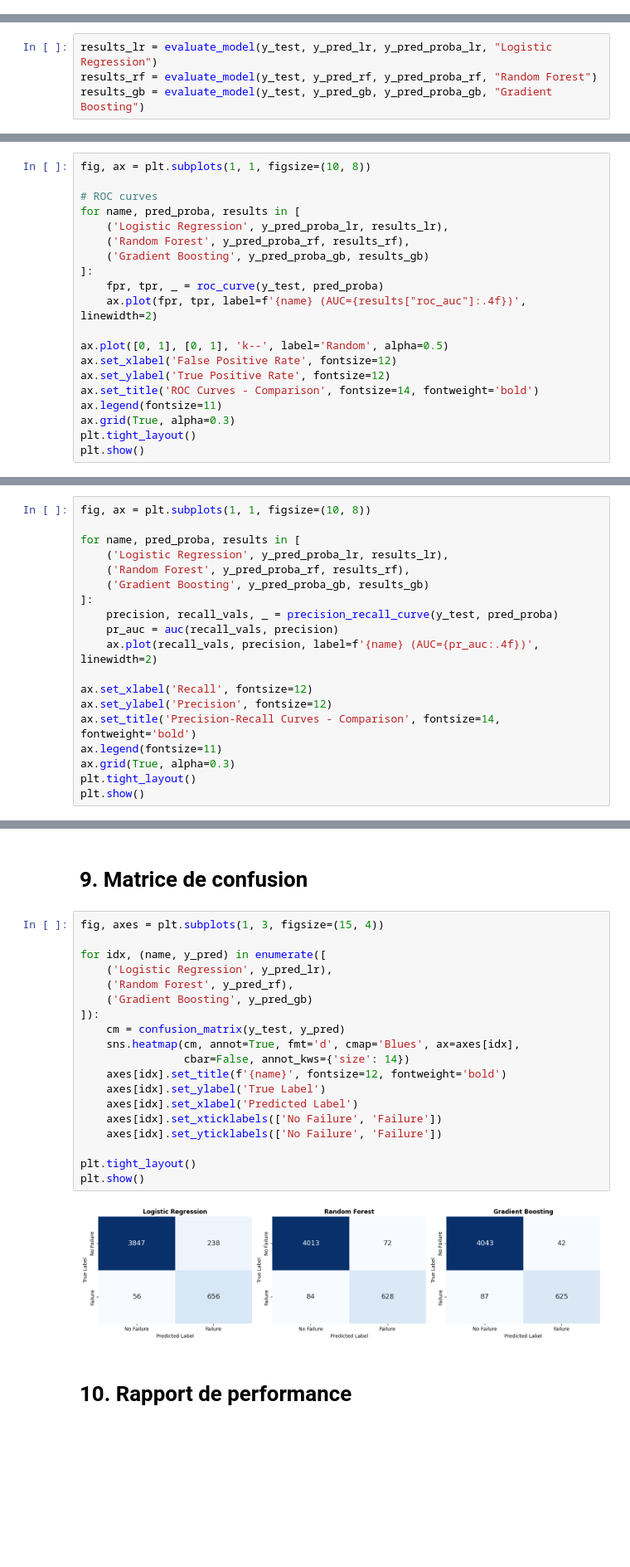
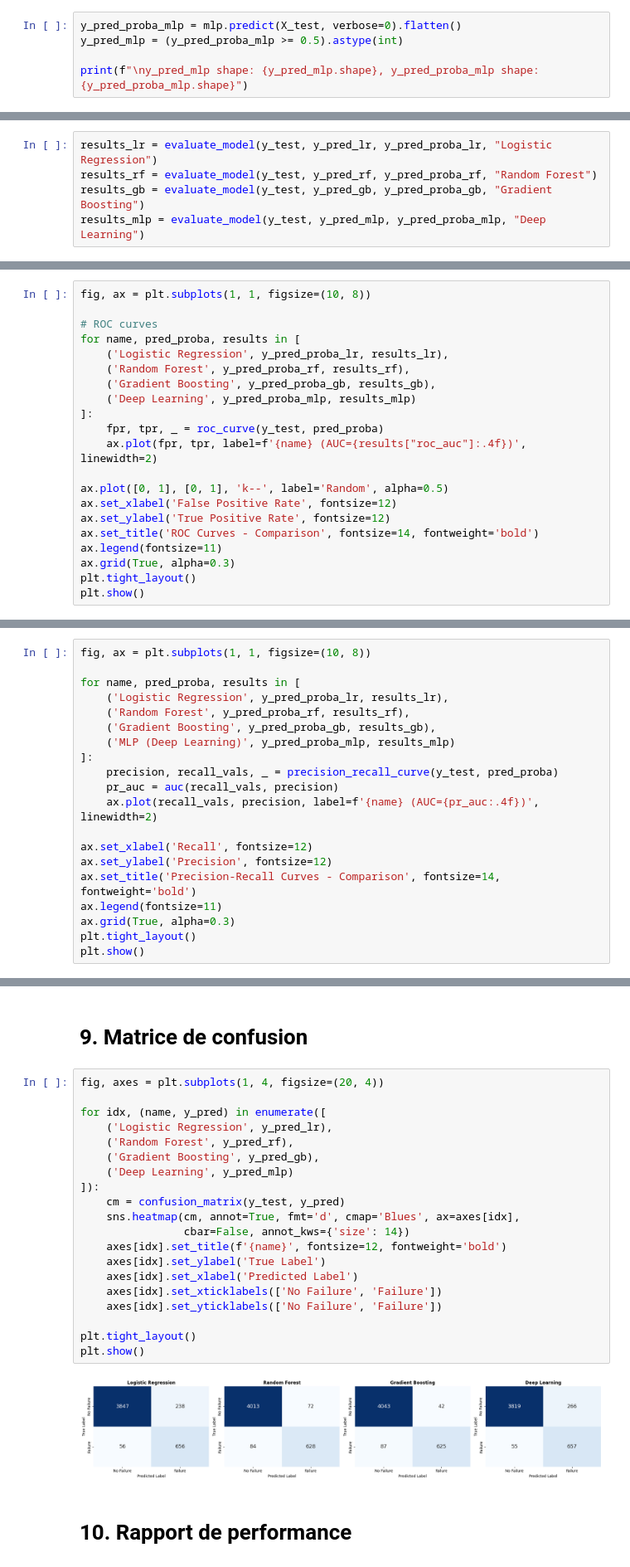
Before and after one commit to tristanretali/projet-data-science, a Jupyter notebook: notebooks/modeling.ipynb, the cells around one changed output, grey strips where cells are left out. Shown at 83% size. Drawn from its saved outputs; the diff is of its cells as text; blank space fills up the shorter version.

Commit message:
Ajout de l'entraînement du modèle de deep learning

```diff
--- a/notebooks/modeling.ipynb
+++ b/notebooks/modeling.ipynb
@@ -69,0 +153,5 @@ y_pred_proba_gb = gb.predict_proba(X_test)[:, 1]
+# %%
+y_pred_proba_mlp = mlp.predict(X_test, verbose=0).flatten()
+y_pred_mlp = (y_pred_proba_mlp >= 0.5).astype(int)
+
+print(f"\ny_pred_mlp shape: {y_pred_mlp.shape}, y_pred_proba_mlp shape: {y_pred_proba_mlp.shape}")
@@ -101,6 +218,7 @@ def evaluate_model(y_true, y_pred, y_pred_proba, model_name):
 results_lr = evaluate_model(y_test, y_pred_lr, y_pred_proba_lr, "Logistic Regression")
 results_rf = evaluate_model(y_test, y_pred_rf, y_pred_proba_rf, "Random Forest")
 results_gb = evaluate_model(y_test, y_pred_gb, y_pred_proba_gb, "Gradient Boosting")
+results_mlp = evaluate_model(y_test, y_pred_mlp, y_pred_proba_mlp, "Deep Learning")
 # %% [output]
 Logistic Regression:
   Recall:   0.9213
@@ -160,7 +280,8 @@ fig, ax = plt.subplots(1, 1, figsize=(10, 8))
 for name, pred_proba, results in [
     ('Logistic Regression', y_pred_proba_lr, results_lr),
     ('Random Forest', y_pred_proba_rf, results_rf),
-    ('Gradient Boosting', y_pred_proba_gb, results_gb)
+    ('Gradient Boosting', y_pred_proba_gb, results_gb),
+    ('Deep Learning', y_pred_proba_mlp, results_mlp)
 ]:
     fpr, tpr, _ = roc_curve(y_test, pred_proba)
     ax.plot(fpr, tpr, label=f'{name} (AUC={results["roc_auc"]:.4f})', linewidth=2)
@@ -183,7 +304,8 @@ fig, ax = plt.subplots(1, 1, figsize=(10, 8))
 for name, pred_proba, results in [
     ('Logistic Regression', y_pred_proba_lr, results_lr),
     ('Random Forest', y_pred_proba_rf, results_rf),
-    ('Gradient Boosting', y_pred_proba_gb, results_gb)
+    ('Gradient Boosting', y_pred_proba_gb, results_gb),
+    ('MLP (Deep Learning)', y_pred_proba_mlp, results_mlp)
 ]:
     precision, recall_vals, _ = precision_recall_curve(y_test, pred_proba)
     pr_auc = auc(recall_vals, precision)
@@ -201,26 +323,27 @@ plt.show()
 # %% [markdown]
 # 9. Matrice de confusion
 # %%
-fig, axes = plt.subplots(1, 3, figsize=(15, 4))
+fig, axes = plt.subplots(1, 4, figsize=(20, 4))
 
 for idx, (name, y_pred) in enumerate([
     ('Logistic Regression', y_pred_lr),
     ('Random Forest', y_pred_rf),
-    ('Gradient Boosting', y_pred_gb)
+    ('Gradient Boosting', y_pred_gb),
+    ('Deep Learning', y_pred_mlp)
 ]):
     cm = confusion_matrix(y_test, y_pred)
     sns.heatmap(cm, annot=True, fmt='d', cmap='Blues', ax=axes[idx],
                 cbar=False, annot_kws={'size': 14})
     axes[idx].set_title(f'{name}', fontsize=12, fontweight='bold')
     axes[idx].set_ylabel('True Label')
     axes[idx].set_xlabel('Predicted Label')
     axes[idx].set_xticklabels(['No Failure', 'Failure'])
     axes[idx].set_yticklabels(['No Failure', 'Failure'])
 
 plt.tight_layout()
 plt.show()
 # %% [output]
-[figure, old version]
+[figure, new version]
 # %% [markdown]
 # 10. Rapport de performance
 # %%
```
Also changed, not shown: parts of 18 cells of this notebook.
